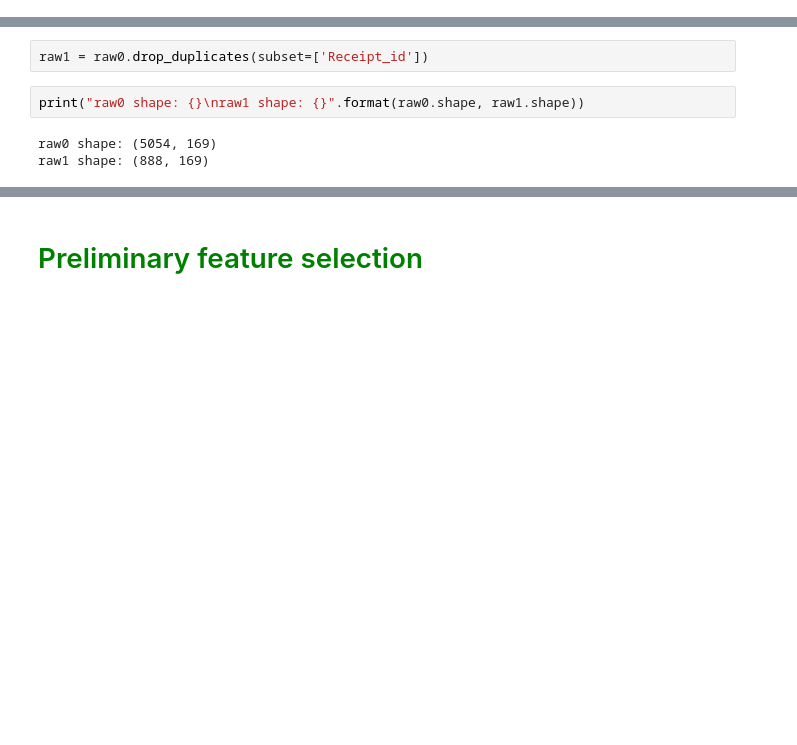
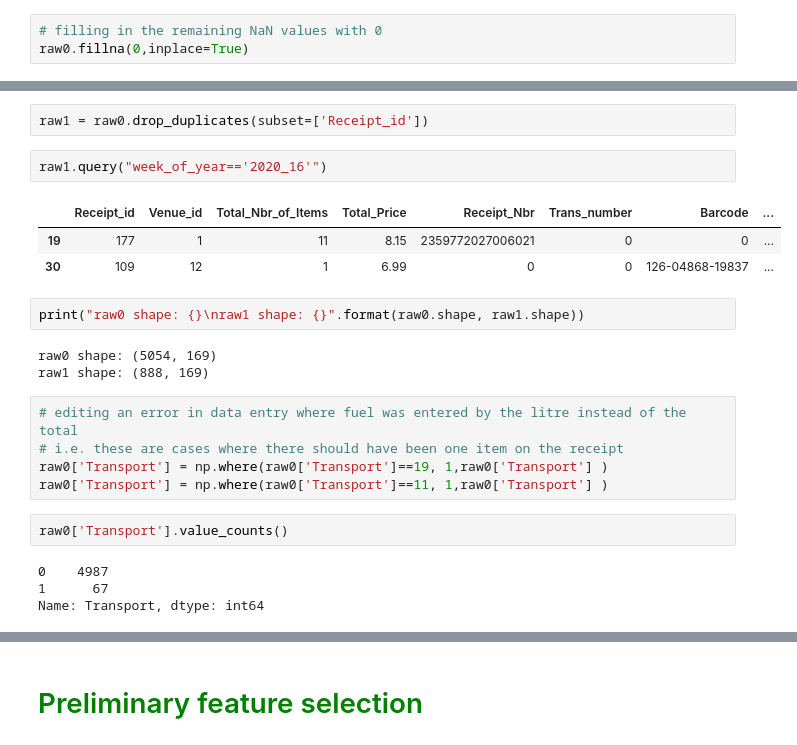
Before and after one commit to ManunEbo/Home-Shopping, a Jupyter notebook: Data Extraction/Data extraction from database.ipynb, the cells around one changed output, grey strips where cells are left out. Drawn from its saved outputs; the diff is of its cells as text; blank space fills up the shorter version.

Commit message:
minor changes to data extraction and completed EDA

```diff
--- a/Data Extraction/Data extraction from database.ipynb
+++ b/Data Extraction/Data extraction from database.ipynb
@@ -961,2 +1141,5 @@ for x in fill_na_list:
+# %%
+# filling in the remaining NaN values with 0
+raw0.fillna(0,inplace=True)
 # %%
 # Rechecking subsets of the features to get display raw1.info
@@ -970,8 +1171,25 @@ features, payment data in additions to the original Receipt data.
 </p>
 # %%
 raw1 = raw0.drop_duplicates(subset=['Receipt_id'])
+# %%
+raw1.query("week_of_year=='2020_16'")
+# %% [output]
+|  | Receipt_id | Venue_id | Total_Nbr_of_Items | Total_Price | Receipt_Nbr | Trans_number | Barcode | ... |
+| 19 | 177 | 1 | 11 | 8.15 | 2359772027006021 | 0 | 0 | ... |
+| 30 | 109 | 12 | 1 | 6.99 | 0 | 0 | 126-04868-19837 | ... |
 # %%
 print("raw0 shape: {}\nraw1 shape: {}".format(raw0.shape, raw1.shape))
 # %% [output]
 raw0 shape: (5054, 169)
 raw1 shape: (888, 169)
+# %%
+# editing an error in data entry where fuel was entered by the litre instead of the total
+# i.e. these are cases where there should have been one item on the receipt
+raw0['Transport'] = np.where(raw0['Transport']==19, 1,raw0['Transport'] )
+raw0['Transport'] = np.where(raw0['Transport']==11, 1,raw0['Transport'] )
+# %%
+raw0['Transport'].value_counts()
+# %% [output]
+0    4987
+1      67
+Name: Transport, dtype: int64
```
Also changed, not shown: parts of 38 cells of this notebook, 1 other file.
